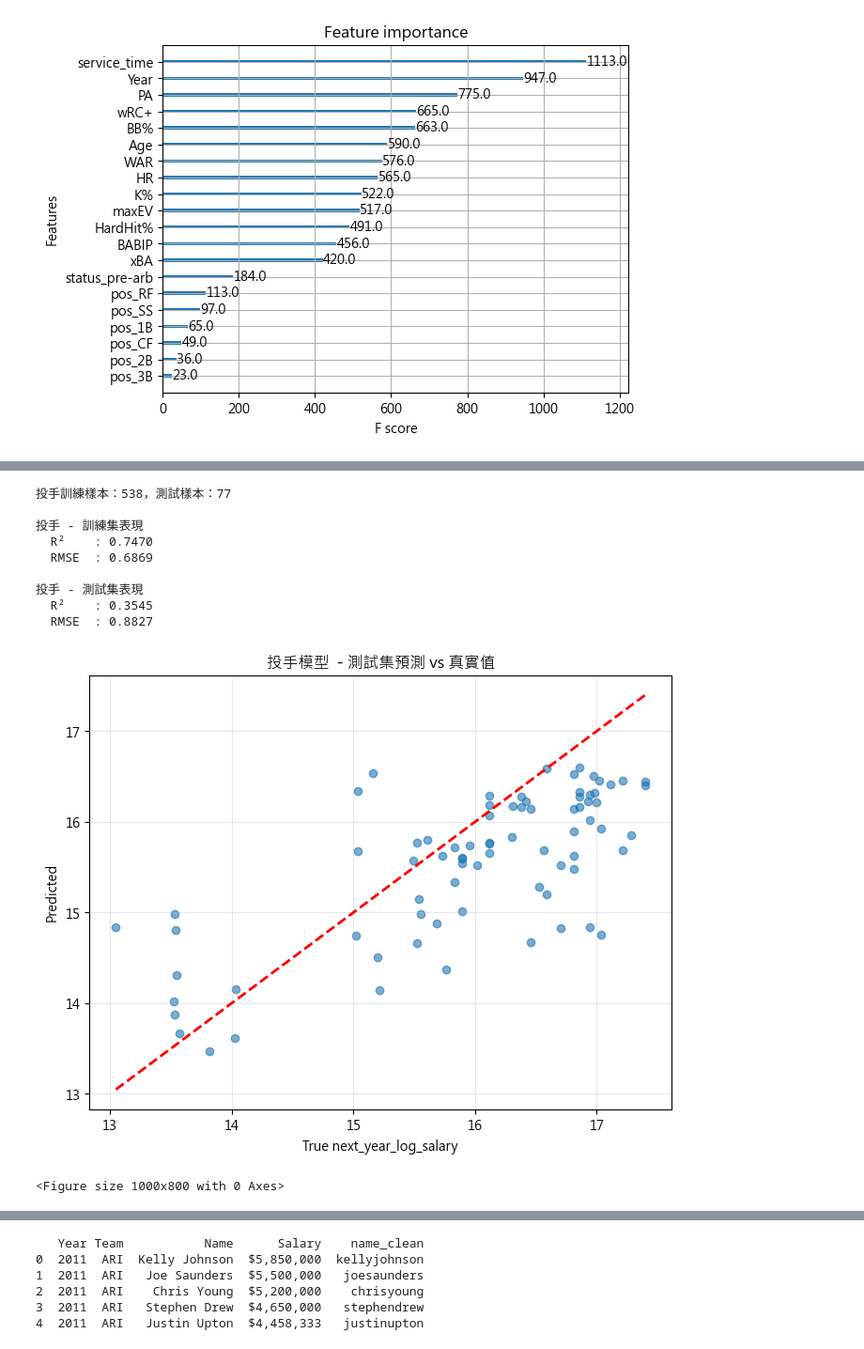
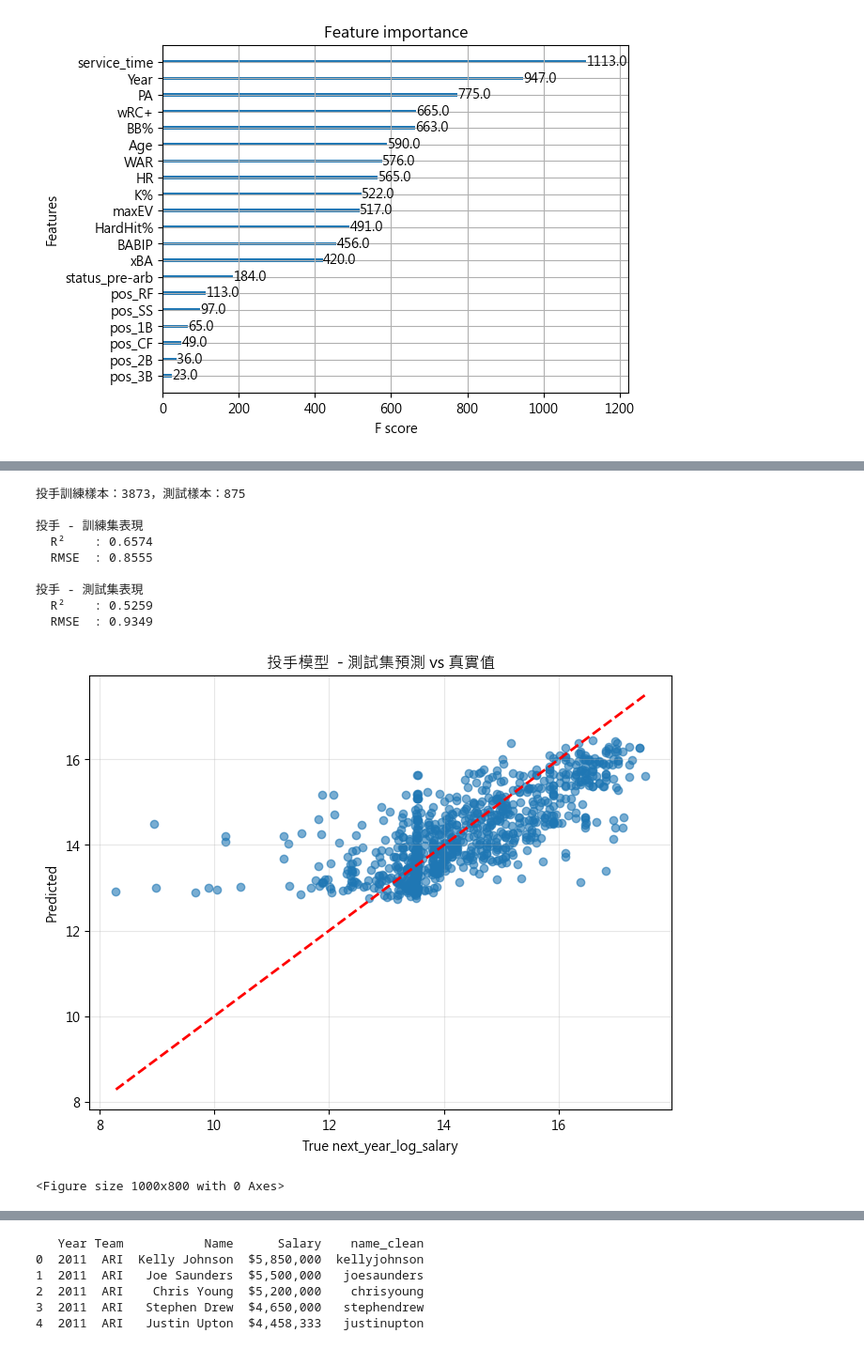
Before and after one commit to joshninjatw/mlb-salary-prediction, a Jupyter notebook: Untitled.ipynb, the cells around one changed output, grey strips where cells are left out. Shown at 94% size. Drawn from its saved outputs; the diff is of its cells as text; code cells hidden in the pictures.

Commit message:
feat: pitcher model v5 - use qual=0 full data (no GS filter), test R² 0.5259 (major breakthrough +0.1714)

```diff
--- a/Untitled.ipynb
+++ b/Untitled.ipynb
@@ -43,7 +43,7 @@ P_RAW_DATA_FILE = 'data/mlb_raw_pitching_2013_2023.csv'
 
 if not os.path.exists(P_RAW_DATA_FILE):
     print("正在抓取投手原始數據 (2013-2023)...")
-    p_raw_stats = pitching_stats(2013, 2023, split_seasons=True)
+    p_raw_stats = pitching_stats(2013, 2023, split_seasons=True, qual = 0)
     p_raw_stats.to_csv(P_RAW_DATA_FILE, index=False)
     print(f"原始數據已儲存至 {P_RAW_DATA_FILE}")
 else:
@@ -732,24 +770,9 @@ plt.show()
 # 使用打者 v4 折衷參數 + EarlyStopping
 # ────────────────────────────────────────────────
 
-# 投手最終特徵 (17)
-# p_final = [
-#     'service_time', 'status_pre-arb', 'Age', 'SIERA', 'IP', 'WAR','BABIP',
-#     'BB/9', 'K/9', 'HardHit%','LOB%', 'Barrel%', 'K-BB%', 'WHIP', 'W',
-#     'HR/9', 'ERA'
-# ]
+# 投手最終特徵
+p_final = p_final
 
-# 特徵精簡版 (13) (刪除 W、ERA、HR/9、LOB%)
-p_final = [
-    'service_time', 'status_pre-arb', 'Age', 'SIERA', 'IP', 'WAR','BABIP',
-    'BB/9', 'K/9', 'HardHit%', 'Barrel%', 'K-BB%', 'WHIP'
-]
-
-# 特徵加入 Year (14)
-p_final = [
-    'service_time', 'status_pre-arb', 'Age', 'SIERA', 'IP', 'WAR','BABIP',
-    'BB/9', 'K/9', 'HardHit%', 'Barrel%', 'K-BB%', 'WHIP', 'Year'
-]
 
 # 準備資料
 X_pitcher = pitching_df[p_final].fillna(0)
@@ -825,37 +848,37 @@ y_pred_test_p  = xgb_pitcher.predict(X_test_p)
 print("\n投手 - 訓練集表現")
 print(f"  R²    : {r2_score(y_train_p, y_pred_train_p):.4f}")
 print(f"  RMSE  : {np.sqrt(mean_squared_error(y_train_p, y_pred_train_p)):.4f}")
 
 print("\n投手 - 測試集表現")
 print(f"  R²    : {r2_score(y_test_p, y_pred_test_p):.4f}")
 print(f"  RMSE  : {np.sqrt(mean_squared_error(y_test_p, y_pred_test_p)):.4f}")
 
 # 畫預測 vs 真實散點圖
 plt.figure(figsize=(8, 6))
 plt.scatter(y_test_p, y_pred_test_p, alpha=0.6)
 plt.plot([y_test_p.min(), y_test_p.max()], [y_test_p.min(), y_test_p.max()], 'r--', lw=2)
 plt.xlabel('True next_year_log_salary')
 plt.ylabel('Predicted')
 plt.title('投手模型  - 測試集預測 vs 真實值')
 plt.grid(True, alpha=0.3)
 plt.show()
 
 # 特徵重要度圖
 from xgboost import plot_importance
 plt.figure(figsize=(10, 8))
 plot_importance(xgb_pitcher, max_num_features=15)
 plt.title('投手模型  - 特徵重要度 Top 15')
 plt.tight_layout()
 plt.show()
 # %% [output]
-投手訓練樣本：538，測試樣本：77
+投手訓練樣本：3873，測試樣本：875
 
 投手 - 訓練集表現
-  R²    : 0.7470
-  RMSE  : 0.6869
+  R²    : 0.6574
+  RMSE  : 0.8555
 
 投手 - 測試集表現
-  R²    : 0.3545
-  RMSE  : 0.8827
+  R²    : 0.5259
+  RMSE  : 0.9349
-[figure, old version]
+[figure, new version]
 <Figure size 1000x800 with 0 Axes>
```
Also changed, not shown: parts of 6 cells of this notebook, 1 other file.
